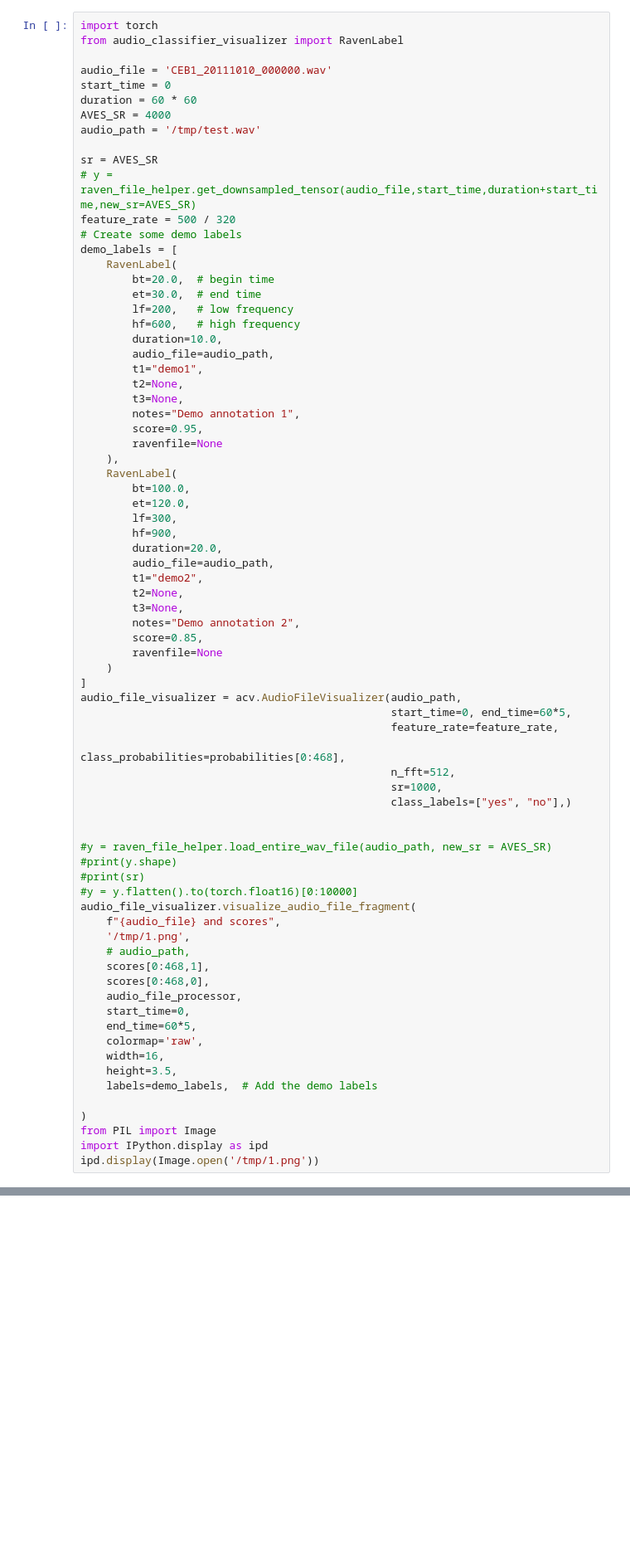
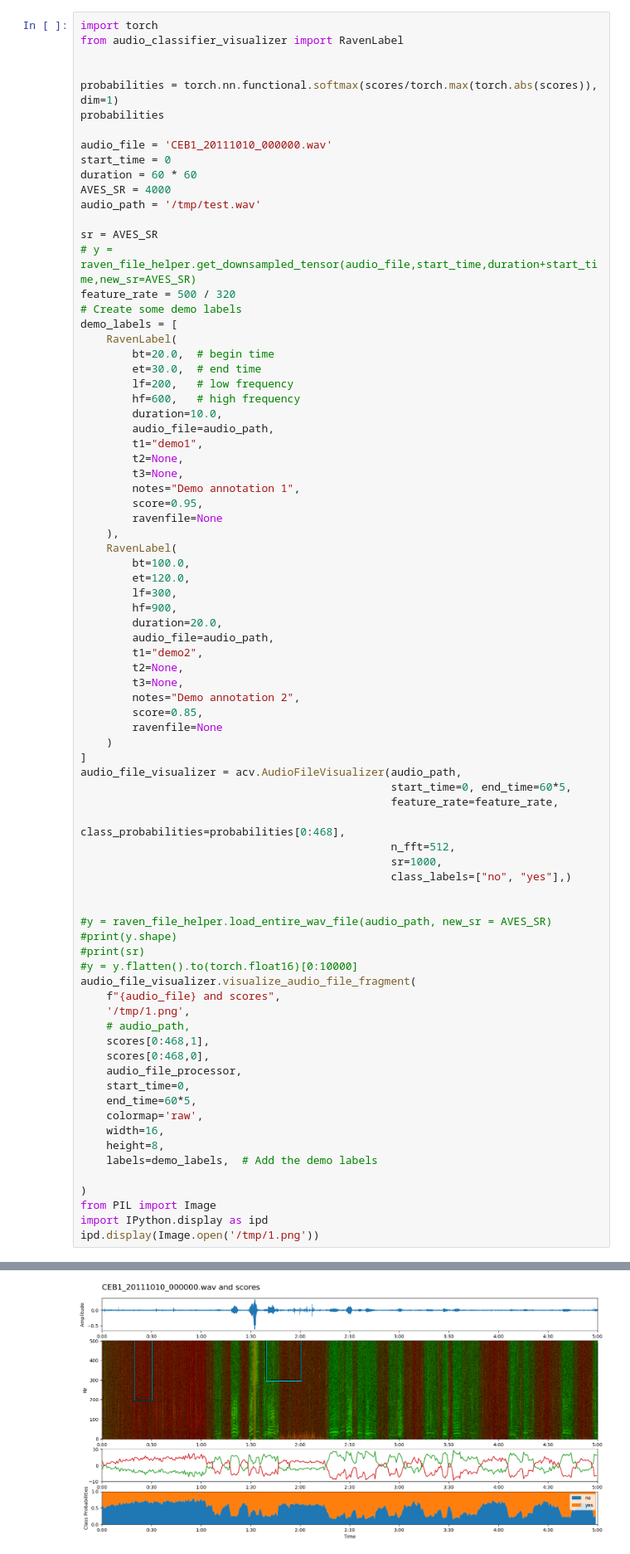
Before and after one commit to ramayer/audio-classifier-visualizer, a Jupyter notebook: notebooks/demo.ipynb, the cells around one changed output, grey strips where cells are left out. Shown at 83% size. Cells and saved outputs as stored; diff of their text form; blank space fills up the shorter version.

Commit message:
better visualization of class probabilities

```diff
--- a/notebooks/demo.ipynb
+++ b/notebooks/demo.ipynb
@@ -28,6 +43,10 @@ probabilities
 # %%
 import torch
 from audio_classifier_visualizer import RavenLabel
+
+
+probabilities = torch.nn.functional.softmax(scores/torch.max(torch.abs(scores)), dim=1)
+probabilities
 
 audio_file = 'CEB1_20111010_000000.wav'
 start_time = 0
@@ -75,7 +94,7 @@ audio_file_visualizer = acv.AudioFileVisualizer(audio_path,
                                                 class_probabilities=probabilities[0:468],
                                                 n_fft=512,
                                                 sr=1000,
-                                                class_labels=["yes", "no"],)
+                                                class_labels=["no", "yes"],)
 
 
 #y = raven_file_helper.load_entire_wav_file(audio_path, new_sr = AVES_SR)
@@ -93,10 +112,11 @@ audio_file_visualizer.visualize_audio_file_fragment(
     end_time=60*5,
     colormap='raw',
     width=16,
-    height=3.5,
+    height=8,
     labels=demo_labels,  # Add the demo labels
 
 )
 from PIL import Image
 import IPython.display as ipd
 ipd.display(Image.open('/tmp/1.png'))
+# %% [output]
@@ -102,0 +130 @@ ipd.display(Image.open('/tmp/1.png'))
+[figure, added]
```
Also changed, not shown: parts of 5 cells of this notebook, 2 other files.
